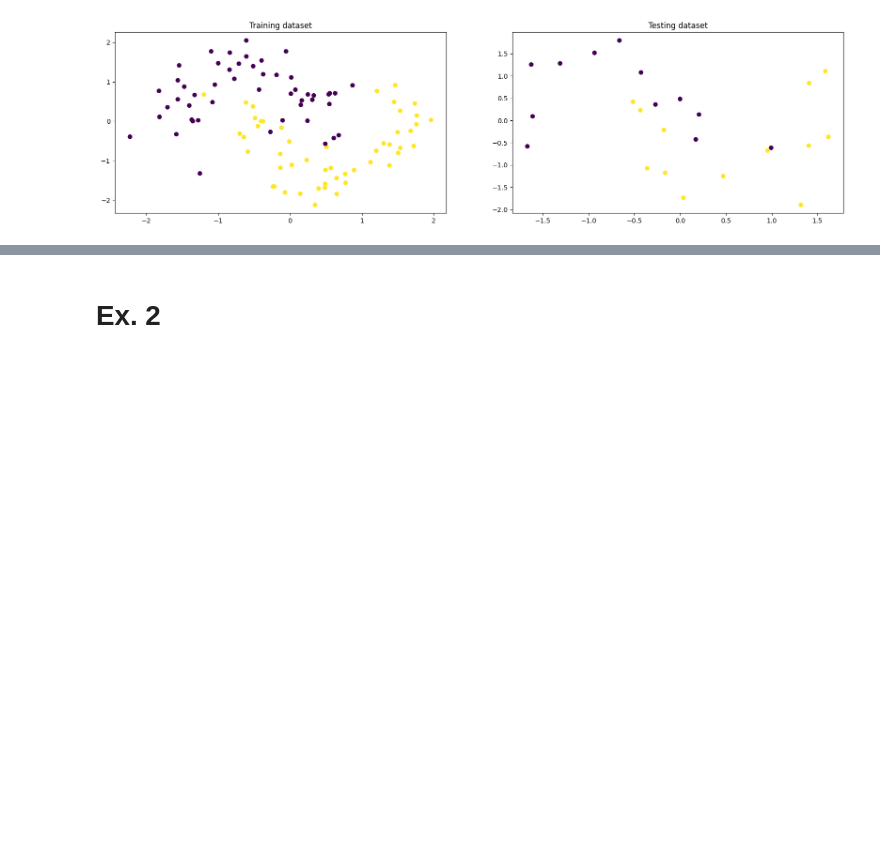
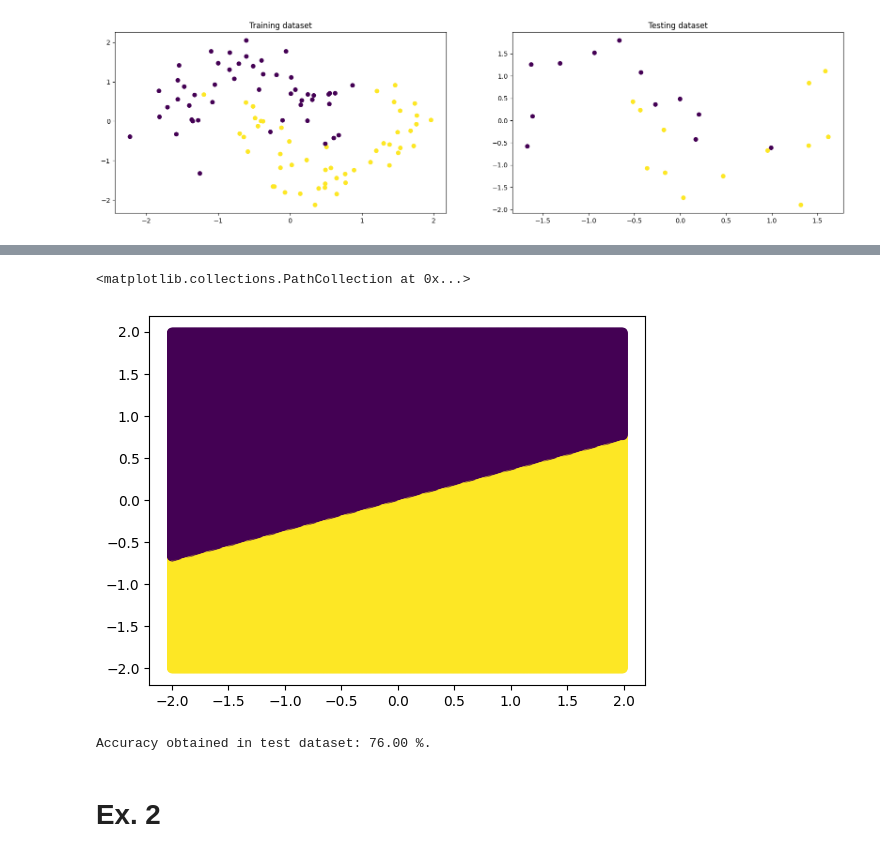
Before and after one commit to LucaFranceschi01/DL-2024, a Jupyter notebook: p1-intro/P1-Questions_Answers.ipynb, the cells around one changed output, grey strips where cells are left out. Saved outputs shown, nothing was run; the diff lists cells and outputs as text; code cells hidden in the pictures; blank space fills up the shorter version.

Commit message:
ex1 almost done (falta 2d decision boundary)

```diff
--- a/p1-intro/P1-Questions_Answers.ipynb
+++ b/p1-intro/P1-Questions_Answers.ipynb
@@ -180,3 +191,21 @@ Text(0, 0.5, 'Loss (J) value')
+# %%
+# Visualize the decision boundary in 2D of the classification
+xx, yy = np.meshgrid(np.arange(-2, 2, 0.01), np.arange(-2, 2, 0.01))
+xd = np.column_stack((xx.flatten(), yy.flatten()))
+xd2 = predict(mlp, xd)
+plt.scatter(xx, yy, c=xd2)
+# plt.contour([normalized_test[:, 0], normalized_test[:, 1]], )
+# %% [output]
+<matplotlib.collections.PathCollection at 0x...>
+[figure, added]
+# %%
+# 5. Apply on test dataset, and accuracy
+test_yHat = predict(mlp, normalized_test)
+
+test_accuracy = accuracy(test_df.C, test_yHat)
+print("Accuracy obtained in test dataset: %.2f" % (test_accuracy * 100) + " %.")
+# %% [output]
+Accuracy obtained in test dataset: 76.00 %.
 # %% [markdown]
 # Ex. 2
 # %%
```
Also changed, not shown: parts of 3 cells of this notebook.
